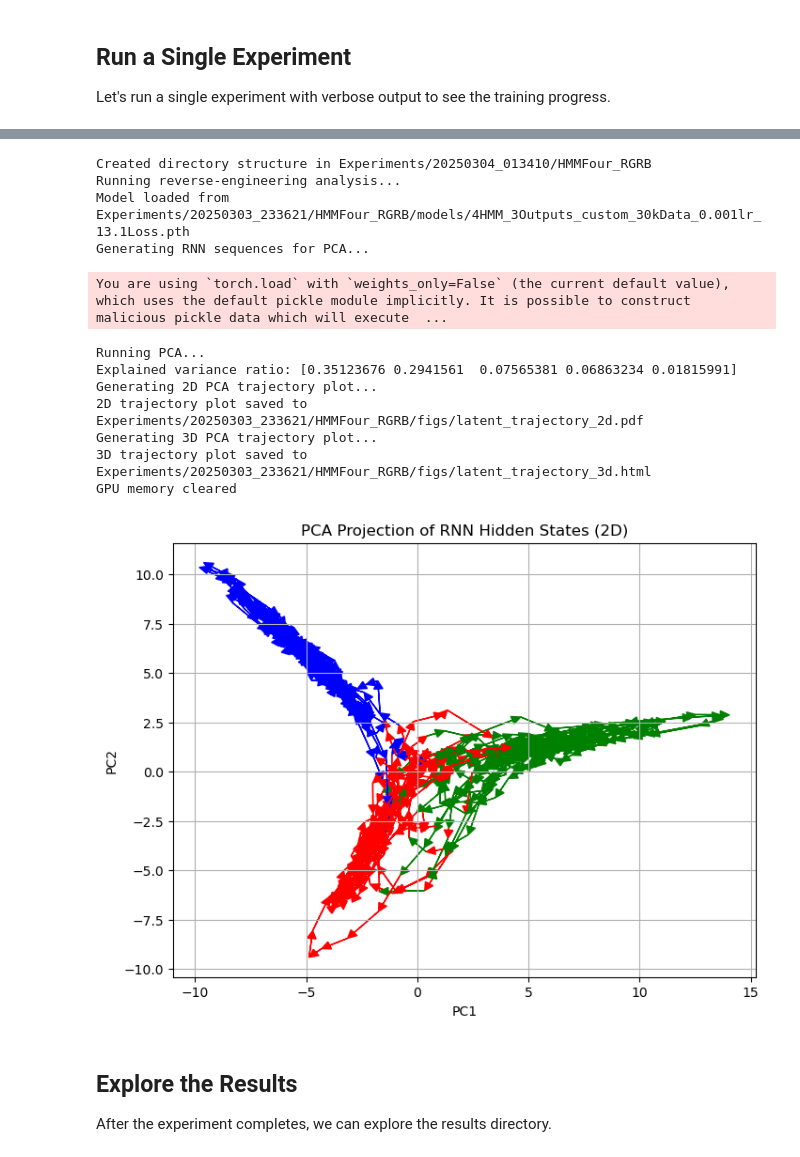
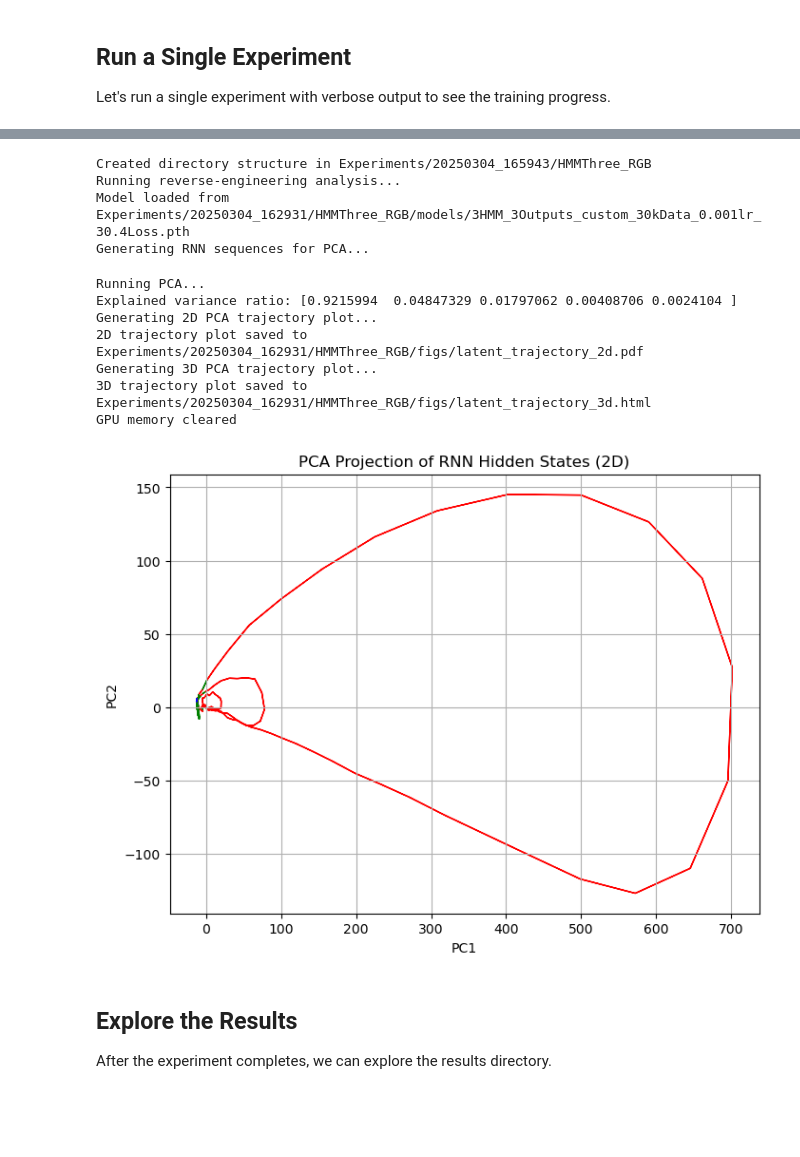
Before and after one commit to EliaTorre/hmmrnn, a Jupyter notebook: main.ipynb, the cells around one changed output, grey strips where cells are left out. Drawn from its saved outputs; the diff is of its cells as text; code cells hidden in the pictures; blank space fills up the shorter version.

```diff
--- a/main.ipynb
+++ b/main.ipynb
@@ -85,27 +65,26 @@ Experiment completed in 15.50 minutes
 # %%
-manager = Manager(config_name="HMMFour_RGRB")
+manager = Manager(config_name="HMMThree_RGB")
 
 # Point to the experiment directory where your model is saved
-manager.config_dir = Path("Experiments/20250303_233621/HMMFour_RGRB")
+manager.config_dir = Path("Experiments/20250304_162931/HMMThree_RGB")
 manager.models_path = manager.config_dir / "models"
 manager.figs_path = manager.config_dir / "figs"
 manager.data_path = manager.config_dir / "data"
 
 pca_results = manager.run_reverse()
 # %% [output]
-Created directory structure in Experiments/20250304_013410/HMMFour_RGRB
+Created directory structure in Experiments/20250304_165943/HMMThree_RGB
 Running reverse-engineering analysis...
-Model loaded from Experiments/20250303_233621/HMMFour_RGRB/models/4HMM_3Outputs_custom_30kData_0.001lr_13.1Loss.pth
+Model loaded from Experiments/20250304_162931/HMMThree_RGB/models/3HMM_3Outputs_custom_30kData_0.001lr_30.4Loss.pth
 Generating RNN sequences for PCA...
-You are using `torch.load` with `weights_only=False` (the current default value), which uses the default pickle module implicitly. It is possible to construct malicious pickle data which will execute  ...
+Running PCA...
+Explained variance ratio: [0.9215994  0.04847329 0.01797062 0.00408706 0.0024104 ]
+Generating 2D PCA trajectory plot...
+2D trajectory plot saved to Experiments/20250304_162931/HMMThree_RGB/figs/latent_trajectory_2d.pdf
+Generating 3D PCA trajectory plot...
+3D trajectory plot saved to Experiments/20250304_162931/HMMThree_RGB/figs/latent_trajectory_3d.html
+GPU memory cleared
-Running PCA...
-Explained variance ratio: [0.35123676 0.2941561  0.07565381 0.06863234 0.01815991]
-Generating 2D PCA trajectory plot...
-2D trajectory plot saved to Experiments/20250303_233621/HMMFour_RGRB/figs/latent_trajectory_2d.pdf
-Generating 3D PCA trajectory plot...
-3D trajectory plot saved to Experiments/20250303_233621/HMMFour_RGRB/figs/latent_trajectory_3d.html
-GPU memory cleared
-[figure, old version]
+[figure, new version]
 # %% [markdown]
 ## Explore the Results
 
```
Also changed, not shown: parts of 3 cells of this notebook, 1 other file.
